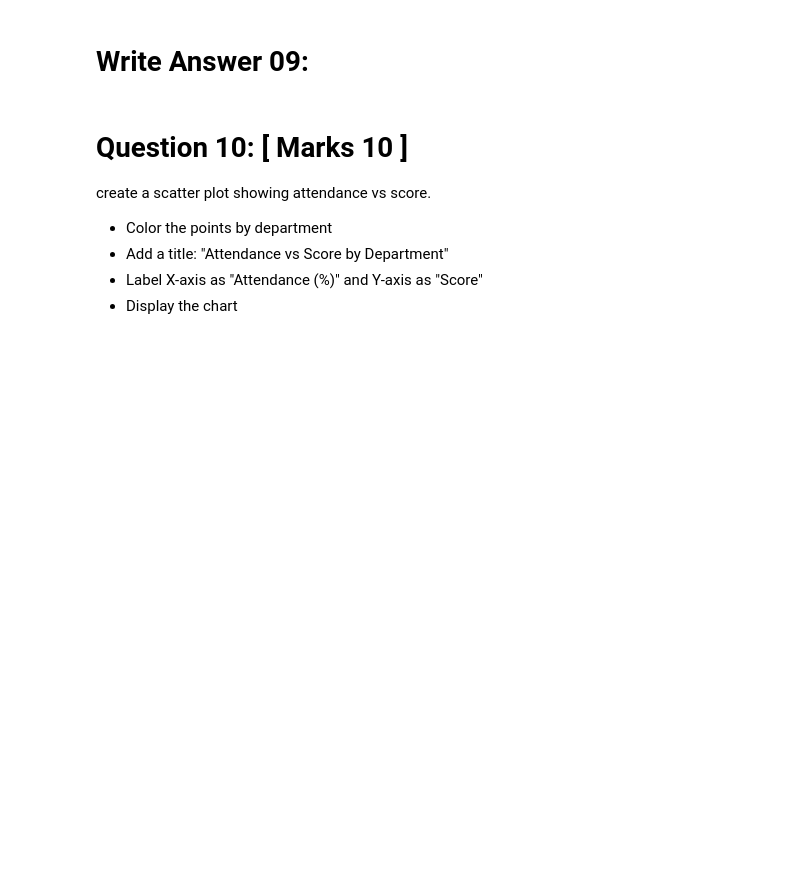
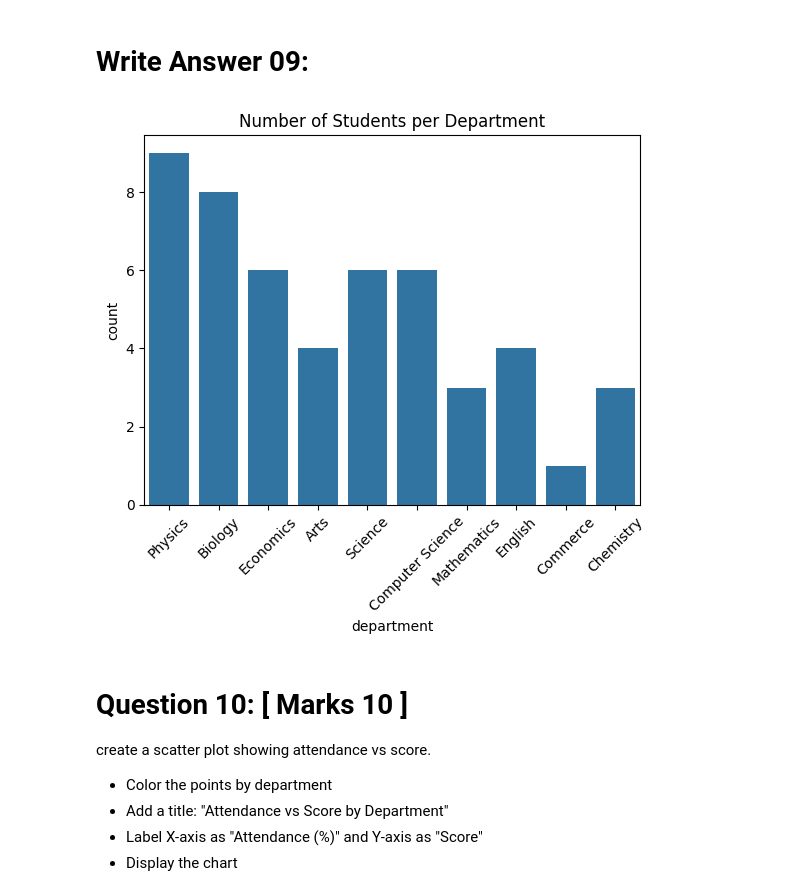
Before and after one commit to Dev-Maidul/AI-Programming-with-Python-Mid-Term, a Jupyter notebook: Copy_of_AI_Programming_With_Python_Final_Exam_Question.ipynb, the cells around one changed output. Cells and saved outputs as stored; diff of their text form; code cells hidden in the pictures; blank space fills up the shorter version.

```diff
--- a/Copy_of_AI_Programming_With_Python_Final_Exam_Question.ipynb
+++ b/Copy_of_AI_Programming_With_Python_Final_Exam_Question.ipynb
@@ -325,6 +325,13 @@ Using Seaborn, create a countplot showing the number of students in each departm
 * Display the chart
 # %% [markdown]
 # Write Answer 09:
+# %%
+plt.title("Number of Students per Department")
+sns.countplot(data=df,x='department')
+plt.xticks(rotation=45)
+plt.show()
+# %% [output]
+[figure, added]
 # %% [markdown]
 # Question 10: [ Marks 10 ]
 
```
